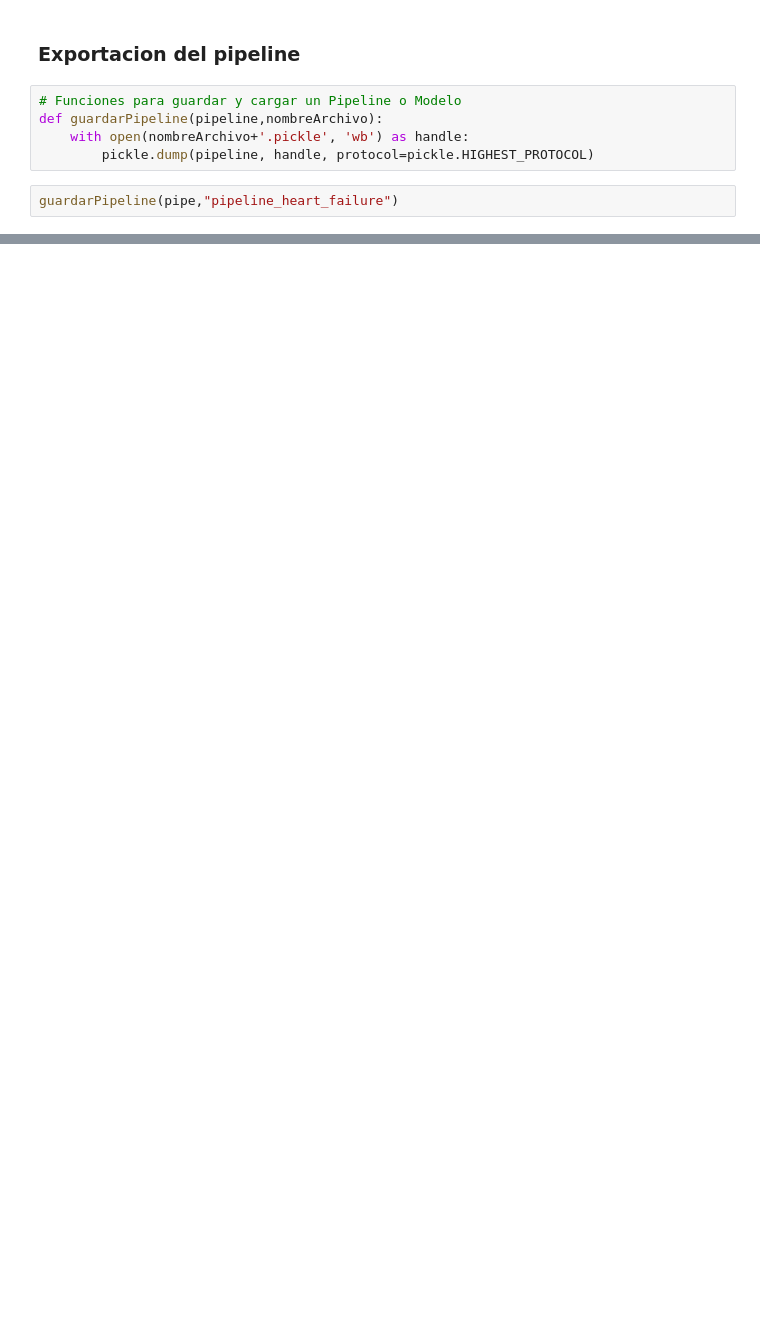
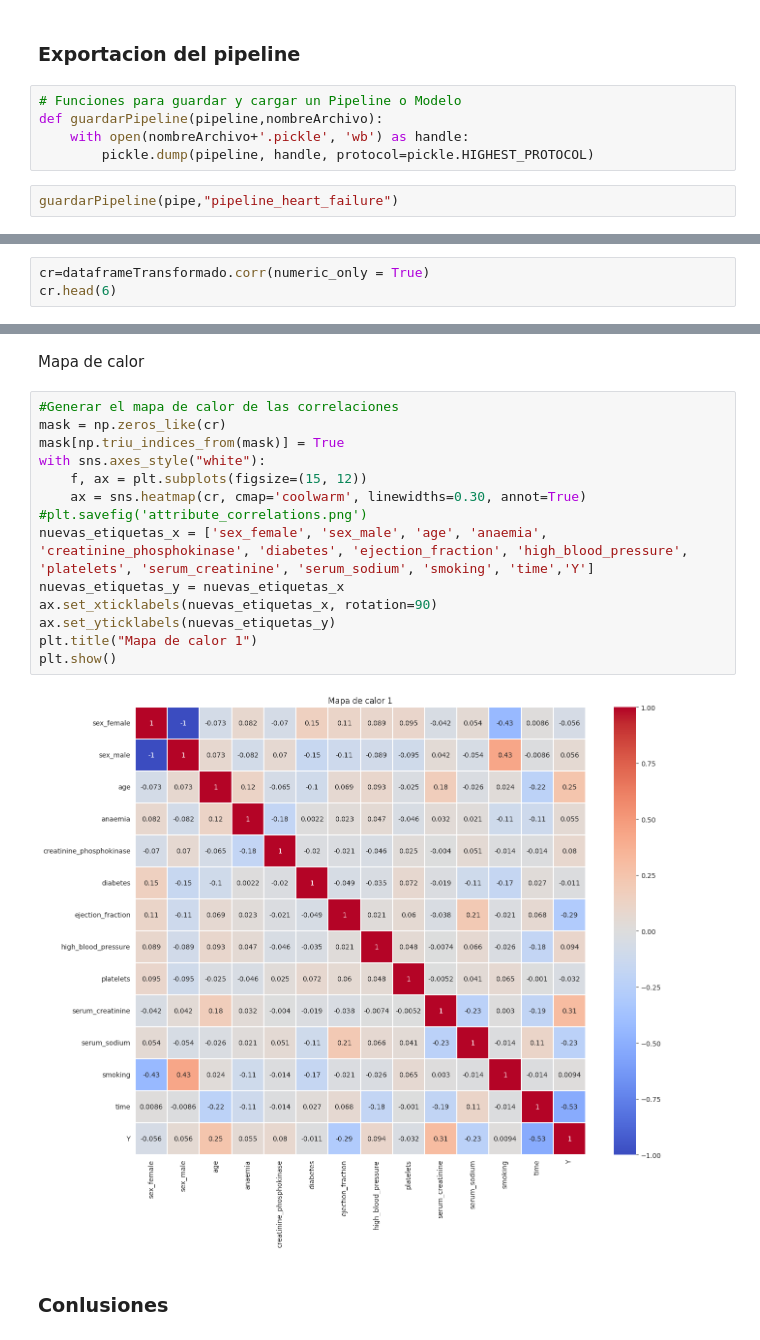
Before and after one commit to juandtap/ML_Random_Forest_SVM, a Jupyter notebook: ML_clasificacion_random_forest_svm_FASE1.ipynb, the cells around one changed output, grey strips where cells are left out. Cells and saved outputs as stored; diff of their text form; blank space fills up the shorter version.

```diff
--- a/ML_clasificacion_random_forest_svm_FASE1.ipynb
+++ b/ML_clasificacion_random_forest_svm_FASE1.ipynb
@@ -364,0 +362,3 @@ Heart Failure Clinical Records. (2020). UCI Machine Learning Repository. https:/
+# %%
+cr=dataframeTransformado.corr(numeric_only = True)
+cr.head(6)
@@ -364,0 +373,20 @@ Heart Failure Clinical Records. (2020). UCI Machine Learning Repository. https:/
+# %% [markdown]
+Mapa de calor
+# %%
+#Generar el mapa de calor de las correlaciones
+mask = np.zeros_like(cr)
+mask[np.triu_indices_from(mask)] = True
+with sns.axes_style("white"):
+    f, ax = plt.subplots(figsize=(15, 12))
+    ax = sns.heatmap(cr, cmap='coolwarm', linewidths=0.30, annot=True)
+#plt.savefig('attribute_correlations.png')
+nuevas_etiquetas_x = ['sex_female', 'sex_male', 'age', 'anaemia', 'creatinine_phosphokinase', 'diabetes', 'ejection_fraction', 'high_blood_pressure', 'platelets', 'serum_creatinine', 'serum_sodium', 'smoking', 'time','Y']
+nuevas_etiquetas_y = nuevas_etiquetas_x
+ax.set_xticklabels(nuevas_etiquetas_x, rotation=90)
+ax.set_yticklabels(nuevas_etiquetas_y)
+plt.title("Mapa de calor 1")
+plt.show()
+# %% [output]
+[figure, added]
+# %% [markdown]
+### Conlusiones
```
Also changed, not shown: parts of 6 cells of this notebook.
